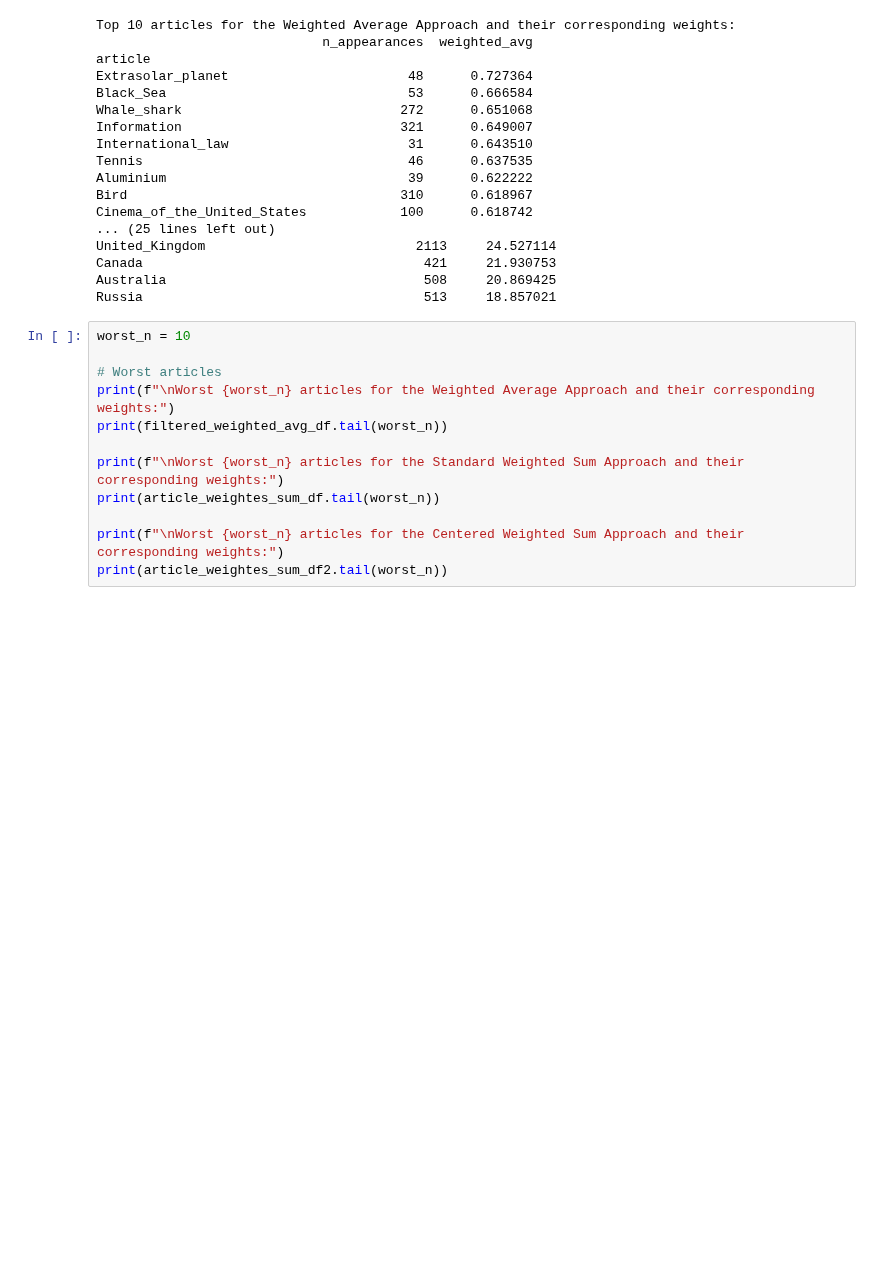
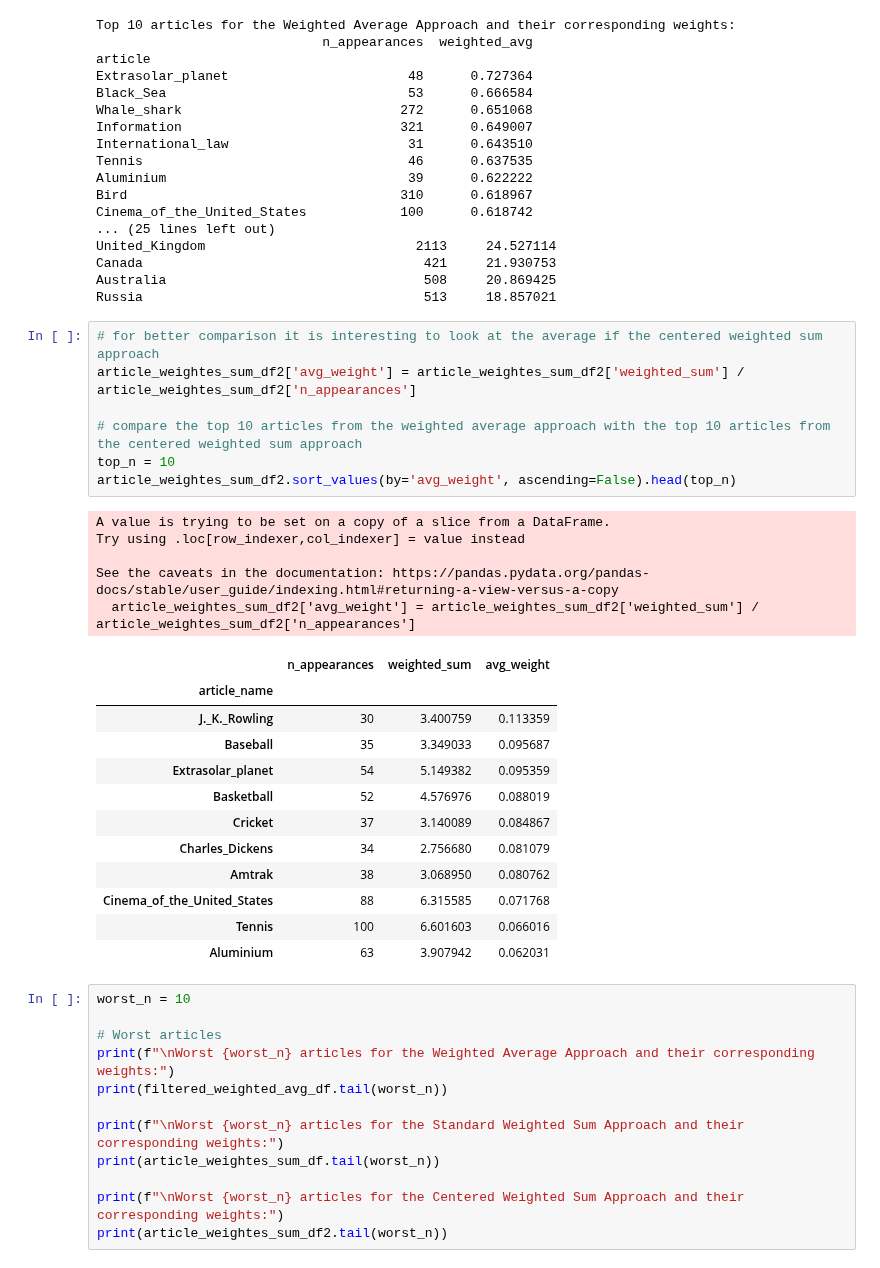
Before and after one commit to epfl-ada/ada-2024-project-adaholiks, a Jupyter notebook: statistical_analysis.ipynb, the cells around one changed output. Cells and saved outputs as stored; diff of their text form; blank space fills up the shorter version.

```diff
--- a/statistical_analysis.ipynb
+++ b/statistical_analysis.ipynb
@@ -777,6 +794,31 @@ United_Kingdom                           2113     24.527114
 Canada                                    421     21.930753
 Australia                                 508     20.869425
 Russia                                    513     18.857021
+# %%
+# for better comparison it is interesting to look at the average if the centered weighted sum approach
+article_weightes_sum_df2['avg_weight'] = article_weightes_sum_df2['weighted_sum'] / article_weightes_sum_df2['n_appearances']
+
+# compare the top 10 articles from the weighted average approach with the top 10 articles from the centered weighted sum approach
+top_n = 10
+article_weightes_sum_df2.sort_values(by='avg_weight', ascending=False).head(top_n)
+# %% [output]
+A value is trying to be set on a copy of a slice from a DataFrame.
+Try using .loc[row_indexer,col_indexer] = value instead
+
+See the caveats in the documentation: https://pandas.pydata.org/pandas-docs/stable/user_guide/indexing.html#returning-a-view-versus-a-copy
+  article_weightes_sum_df2['avg_weight'] = article_weightes_sum_df2['weighted_sum'] / article_weightes_sum_df2['n_appearances']
+|  | n_appearances | weighted_sum | avg_weight |
+| article_name |  |  |  |
+| J._K._Rowling | 30 | 3.400759 | 0.113359 |
+| Baseball | 35 | 3.349033 | 0.095687 |
+| Extrasolar_planet | 54 | 5.149382 | 0.095359 |
+| Basketball | 52 | 4.576976 | 0.088019 |
+| Cricket | 37 | 3.140089 | 0.084867 |
+| Charles_Dickens | 34 | 2.756680 | 0.081079 |
+| Amtrak | 38 | 3.068950 | 0.080762 |
+| Cinema_of_the_United_States | 88 | 6.315585 | 0.071768 |
+| Tennis | 100 | 6.601603 | 0.066016 |
+| Aluminium | 63 | 3.907942 | 0.062031 |
 # %%
 worst_n = 10
 
```
Also changed, not shown: parts of 10 cells of this notebook, 1 other file.
